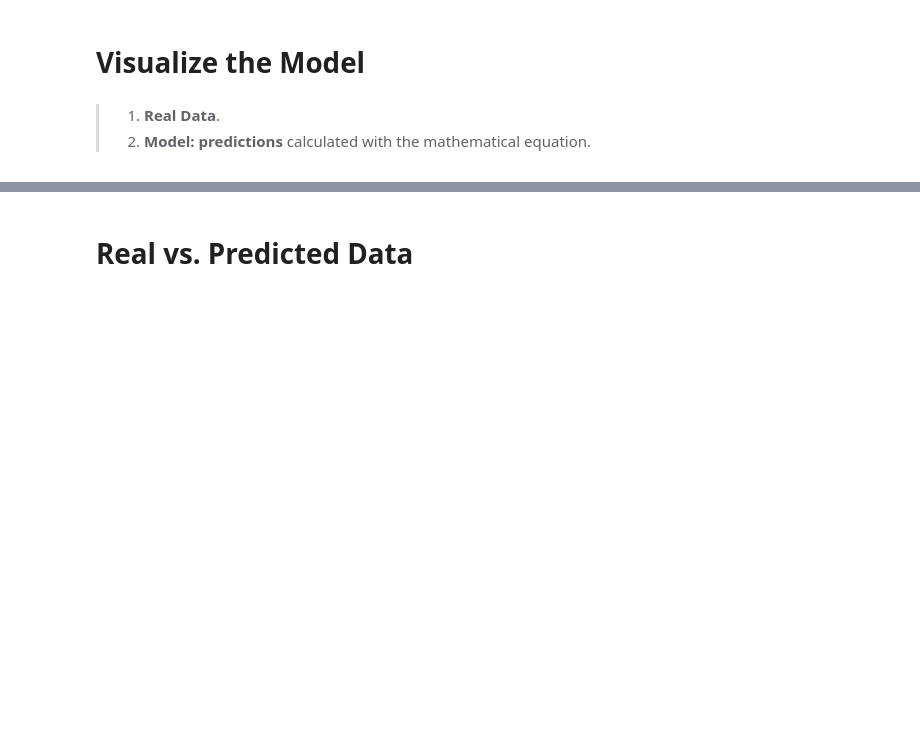
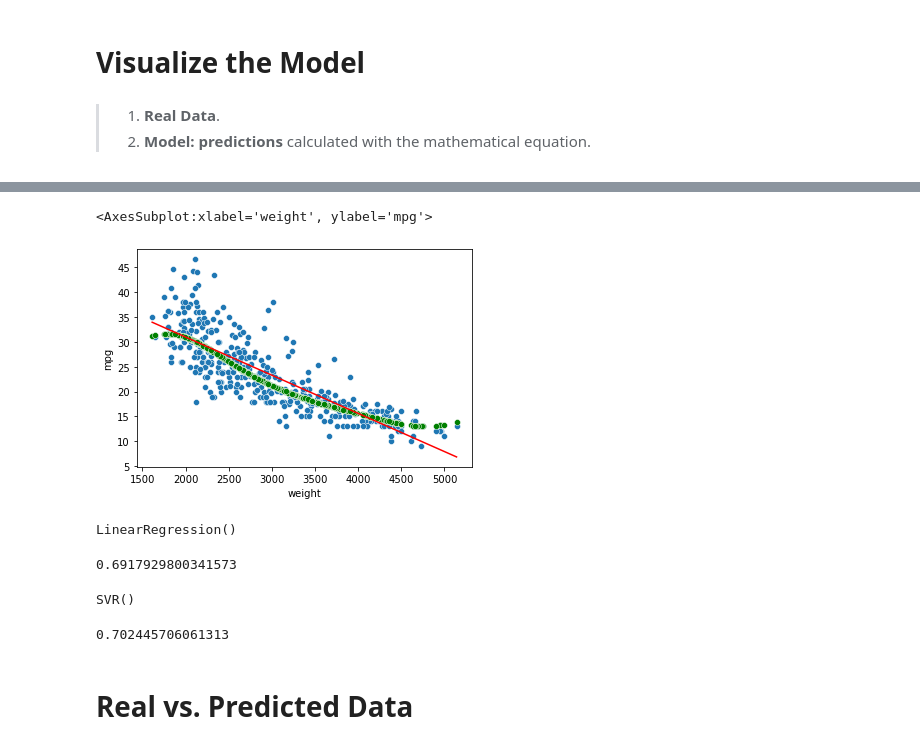
Before and after one commit to apoboldon/machine-learning-program, a Jupyter notebook: #03. Machine Learning & Linear Regression/03practice.ipynb, the cells around one changed output, grey strips where cells are left out. Drawn from its saved outputs; the diff is of its cells as text; code cells hidden in the pictures; blank space fills up the shorter version.

Commit message:
rollo del machine learning & poquito de linear regression

```diff
--- a/#03. Machine Learning & Linear Regression/03practice.ipynb
+++ b/#03. Machine Learning & Linear Regression/03practice.ipynb
@@ -119,0 +287,2 @@ NameError: name 'x' is not defined
+# %%
+dfsel['pred_lr'] = pred
@@ -124,0 +312,4 @@ NameError: name 'x' is not defined
+# %%
+algo = SVR()
+# %%
+algo.fit(X=df[['weight']], y=df['mpg'])
@@ -124,0 +318,2 @@ NameError: name 'x' is not defined
+# %%
+dfsel['pred_sv'] = algo.predict(X=df[['weight']])
@@ -125,3 +336,26 @@ NameError: name 'x' is not defined
+# %%
+sns.scatterplot(x='weight', y='mpg', data=df)
+sns.lineplot(x='weight', y='pred_lr', data=dfsel, color='red')
+sns.scatterplot(x='weight', y='pred_sv', data=dfsel, color='green')
+# %% [output]
+<AxesSubplot:xlabel='weight', ylabel='mpg'>
+[figure, added]
+# %%
+model
+# %% [output]
+LinearRegression()
+# %%
+model.score(X=df[['weight']], y=df['mpg'])
+# %% [output]
+0.6917929800341573
+# %%
+algo
+# %% [output]
+SVR()
+# %%
+algo.score(X=df[['weight']], y=df['mpg'])
+# %% [output]
+0.702445706061313
 # %% [markdown]
 # Real vs. Predicted Data
 # %% [markdown]
```
Also changed, not shown: parts of 35 cells of this notebook, 1 other file.
